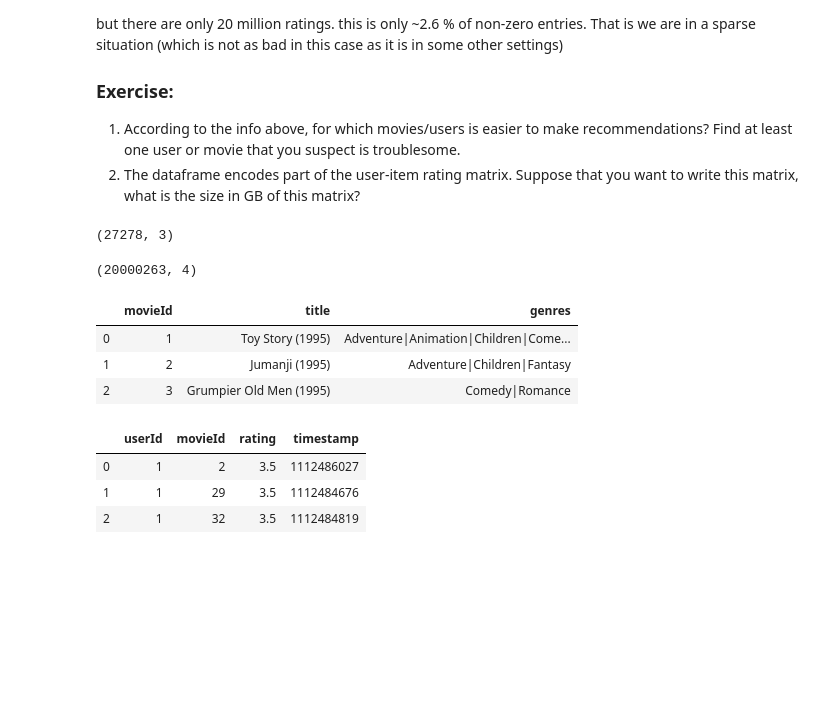
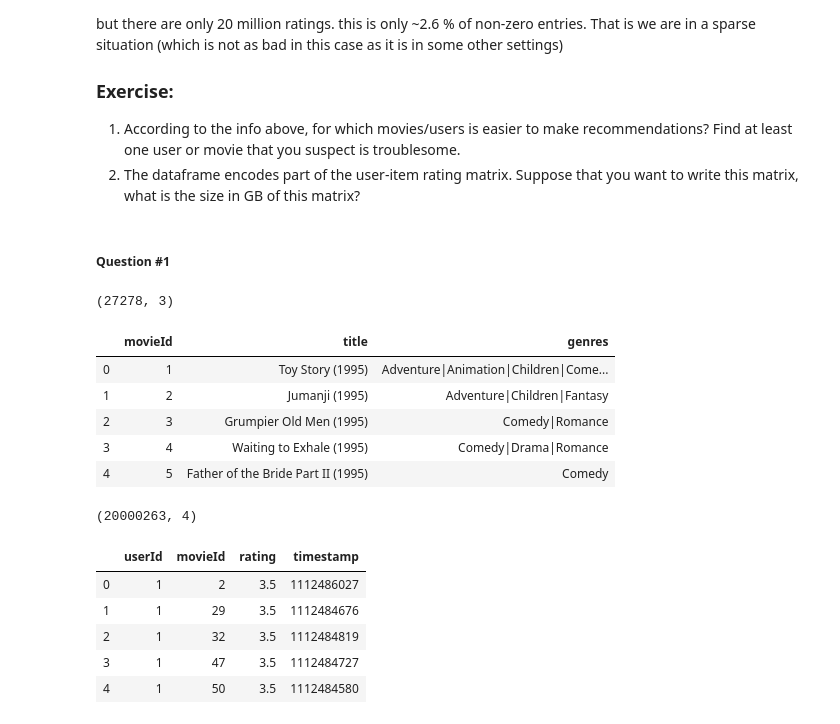
Before and after one commit to rcuevass/original-handson-packages, a Jupyter notebook: recommender systems/notebooks/1.0-movielens-eda.ipynb, the cells around one changed output. Drawn from its saved outputs; the diff is of its cells as text; code cells hidden in the pictures; blank space fills up the shorter version.

```diff
--- a/recommender systems/notebooks/1.0-movielens-eda.ipynb
+++ b/recommender systems/notebooks/1.0-movielens-eda.ipynb
@@ -377,25 +425,31 @@ The distribution (note the log) shows that most movies are rated by a handfull o
 ### Exercise:
 1. According to the info above, for which movies/users is easier to make recommendations? Find at least one user or movie that you suspect is troublesome.
 2. The dataframe encodes part of the user-item rating matrix. Suppose that you want to write this matrix, what is the size in GB of this matrix?
+# %% [markdown]
+##### Question #1
 # %%
 movies.shape
 # %% [output]
 (27278, 3)
+# %%
+movies.head()
+# %% [output]
+|  | movieId | title | genres |
+| 0 | 1 | Toy Story (1995) | Adventure|Animation|Children|Come... |
+| 1 | 2 | Jumanji (1995) | Adventure|Children|Fantasy |
+| 2 | 3 | Grumpier Old Men (1995) | Comedy|Romance |
+| 3 | 4 | Waiting to Exhale (1995) | Comedy|Drama|Romance |
+| 4 | 5 | Father of the Bride Part II (1995) | Comedy |
 # %%
 ratings.shape
 # %% [output]
 (20000263, 4)
-# %%
-movies.head(3)
-# %% [output]
-|  | movieId | title | genres |
-| 0 | 1 | Toy Story (1995) | Adventure|Animation|Children|Come... |
-| 1 | 2 | Jumanji (1995) | Adventure|Children|Fantasy |
-| 2 | 3 | Grumpier Old Men (1995) | Comedy|Romance |
 # %%
-ratings.head(3)
+ratings.head()
 # %% [output]
 |  | userId | movieId | rating | timestamp |
 | 0 | 1 | 2 | 3.5 | 1112486027 |
 | 1 | 1 | 29 | 3.5 | 1112484676 |
 | 2 | 1 | 32 | 3.5 | 1112484819 |
+| 3 | 1 | 47 | 3.5 | 1112484727 |
+| 4 | 1 | 50 | 3.5 | 1112484580 |
```
Also changed, not shown: parts of 36 cells of this notebook.
